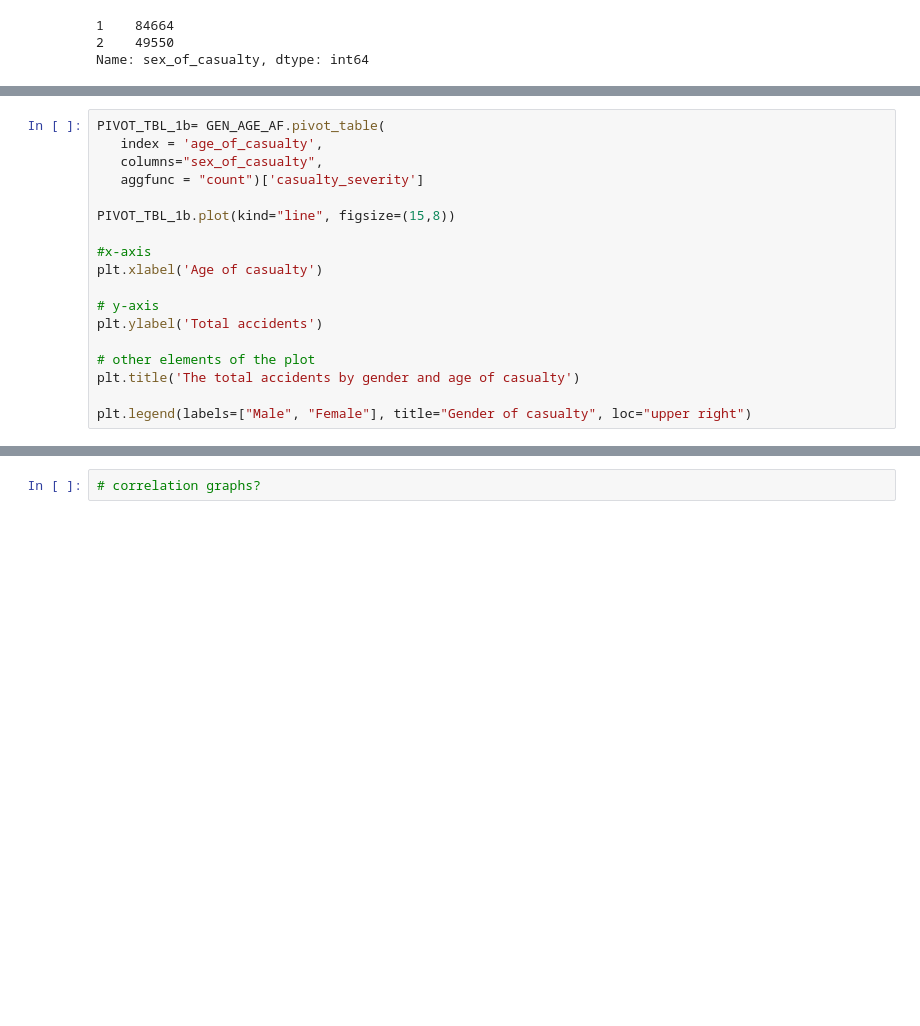
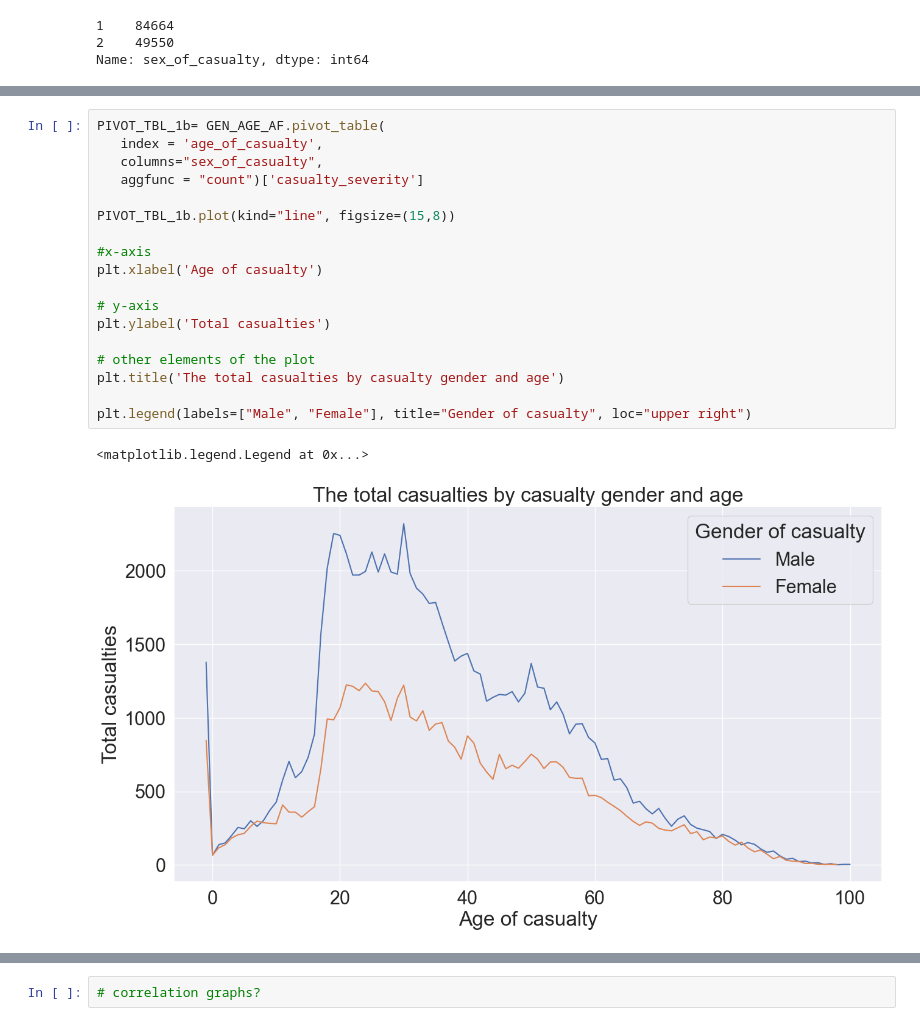
Before and after one commit to clarissa-lo/CFG_project, a Jupyter notebook: Project code/Data analysis.ipynb, the cells around one changed output, grey strips where cells are left out. Saved outputs shown, nothing was run; the diff lists cells and outputs as text; blank space fills up the shorter version.

```diff
--- a/Project code/Data analysis.ipynb
+++ b/Project code/Data analysis.ipynb
@@ -267,21 +319,24 @@ plt.legend(labels=["Male", "Female"], title="Gender of driver", loc="upper right
 # %%
 PIVOT_TBL_1b= GEN_AGE_AF.pivot_table(
    index = 'age_of_casualty',
    columns="sex_of_casualty",
    aggfunc = "count")['casualty_severity']
 
 PIVOT_TBL_1b.plot(kind="line", figsize=(15,8))
 
 #x-axis
 plt.xlabel('Age of casualty')
 
 # y-axis
-plt.ylabel('Total accidents')
+plt.ylabel('Total casualties')
 
 # other elements of the plot
-plt.title('The total accidents by gender and age of casualty')
+plt.title('The total casualties by casualty gender and age')
 
 plt.legend(labels=["Male", "Female"], title="Gender of casualty", loc="upper right")
+# %% [output]
+<matplotlib.legend.Legend at 0x...>
+[figure, added]
 # %%
 PIVOT_TBL_1c = GEN_AGE_AF.pivot_table(
    index = 'casualty_severity',
```
Also changed, not shown: parts of 32 cells of this notebook.
